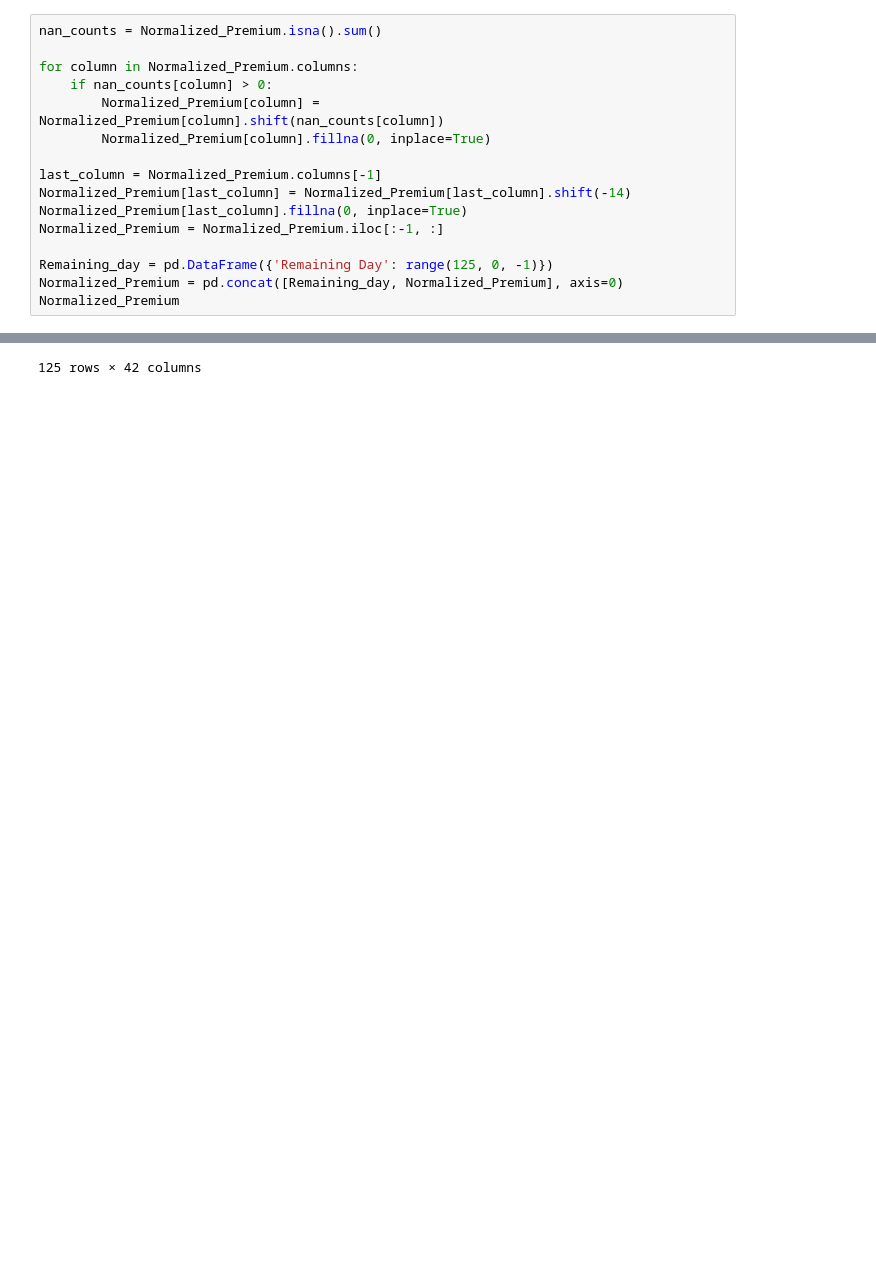
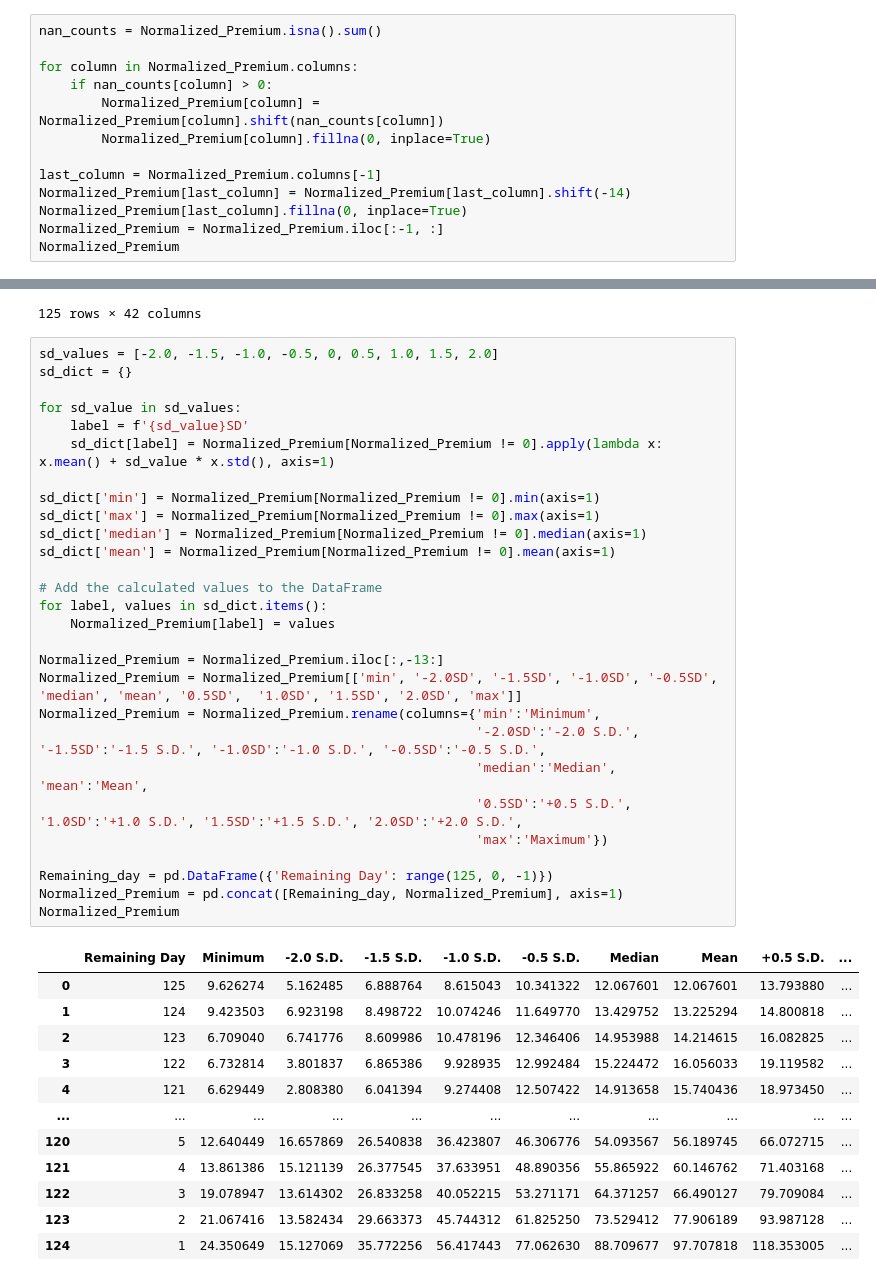
Before and after one commit to SamapanThongmee/SET_Index_Options_Premium_Analysis, a Jupyter notebook: main.ipynb, the cells around one changed output, grey strips where cells are left out. Saved outputs shown, nothing was run; the diff lists cells and outputs as text; blank space fills up the shorter version.

```diff
--- a/main.ipynb
+++ b/main.ipynb
@@ -611,9 +614,6 @@ last_column = Normalized_Premium.columns[-1]
 Normalized_Premium[last_column] = Normalized_Premium[last_column].shift(-14)
 Normalized_Premium[last_column].fillna(0, inplace=True)
 Normalized_Premium = Normalized_Premium.iloc[:-1, :]
-
-Remaining_day = pd.DataFrame({'Remaining Day': range(125, 0, -1)})
-Normalized_Premium = pd.concat([Remaining_day, Normalized_Premium], axis=0)
 Normalized_Premium
 # %% [output]
 |  | S50U13 | S50Z13 | S50H14 | S50M14 | S50U14 | S50Z14 | S50H15 | S50M15 | S50U15 | S50Z15 | ... | ... |
@@ -629,3 +629,44 @@ Normalized_Premium
 | 123 | 48.994975 | 24.865591 | 75.203252 | 59.090909 | 79.629630 | 57.803468 | 59.880240 | 73.529412 | 49.180328 | 50.000000 | ... | ... |
 | 124 | 65.000000 | 33.273381 | 71.705426 | 86.956522 | 94.298246 | 53.763441 | 80.000000 | 107.526882 | 81.775701 | 61.111111 | ... | ... |
 125 rows × 42 columns
+# %%
+sd_values = [-2.0, -1.5, -1.0, -0.5, 0, 0.5, 1.0, 1.5, 2.0]
+sd_dict = {}
+
+for sd_value in sd_values:
+    label = f'{sd_value}SD'
+    sd_dict[label] = Normalized_Premium[Normalized_Premium != 0].apply(lambda x: x.mean() + sd_value * x.std(), axis=1)
+
+sd_dict['min'] = Normalized_Premium[Normalized_Premium != 0].min(axis=1)
+sd_dict['max'] = Normalized_Premium[Normalized_Premium != 0].max(axis=1)
+sd_dict['median'] = Normalized_Premium[Normalized_Premium != 0].median(axis=1)
+sd_dict['mean'] = Normalized_Premium[Normalized_Premium != 0].mean(axis=1)
+
+# Add the calculated values to the DataFrame
+for label, values in sd_dict.items():
+    Normalized_Premium[label] = values
+
+Normalized_Premium = Normalized_Premium.iloc[:,-13:]
+Normalized_Premium = Normalized_Premium[['min', '-2.0SD', '-1.5SD', '-1.0SD', '-0.5SD',	'median', 'mean', '0.5SD',	'1.0SD', '1.5SD', '2.0SD', 'max']]
+Normalized_Premium = Normalized_Premium.rename(columns={'min':'Minimum',
+                                                        '-2.0SD':'-2.0 S.D.', '-1.5SD':'-1.5 S.D.', '-1.0SD':'-1.0 S.D.', '-0.5SD':'-0.5 S.D.',
+                                                        'median':'Median', 'mean':'Mean',
+                                                        '0.5SD':'+0.5 S.D.', '1.0SD':'+1.0 S.D.', '1.5SD':'+1.5 S.D.', '2.0SD':'+2.0 S.D.',
+                                                        'max':'Maximum'})
+
+Remaining_day = pd.DataFrame({'Remaining Day': range(125, 0, -1)})
+Normalized_Premium = pd.concat([Remaining_day, Normalized_Premium], axis=1)
+Normalized_Premium
+# %% [output]
+|  | Remaining Day | Minimum | -2.0 S.D. | -1.5 S.D. | -1.0 S.D. | -0.5 S.D. | Median | Mean | +0.5 S.D. | ... |
+| 0 | 125 | 9.626274 | 5.162485 | 6.888764 | 8.615043 | 10.341322 | 12.067601 | 12.067601 | 13.793880 | ... |
+| 1 | 124 | 9.423503 | 6.923198 | 8.498722 | 10.074246 | 11.649770 | 13.429752 | 13.225294 | 14.800818 | ... |
+| 2 | 123 | 6.709040 | 6.741776 | 8.609986 | 10.478196 | 12.346406 | 14.953988 | 14.214615 | 16.082825 | ... |
+| 3 | 122 | 6.732814 | 3.801837 | 6.865386 | 9.928935 | 12.992484 | 15.224472 | 16.056033 | 19.119582 | ... |
+| 4 | 121 | 6.629449 | 2.808380 | 6.041394 | 9.274408 | 12.507422 | 14.913658 | 15.740436 | 18.973450 | ... |
+| ... | ... | ... | ... | ... | ... | ... | ... | ... | ... | ... |
+| 120 | 5 | 12.640449 | 16.657869 | 26.540838 | 36.423807 | 46.306776 | 54.093567 | 56.189745 | 66.072715 | ... |
+| 121 | 4 | 13.861386 | 15.121139 | 26.377545 | 37.633951 | 48.890356 | 55.865922 | 60.146762 | 71.403168 | ... |
+| 122 | 3 | 19.078947 | 13.614302 | 26.833258 | 40.052215 | 53.271171 | 64.371257 | 66.490127 | 79.709084 | ... |
+| 123 | 2 | 21.067416 | 13.582434 | 29.663373 | 45.744312 | 61.825250 | 73.529412 | 77.906189 | 93.987128 | ... |
+| 124 | 1 | 24.350649 | 15.127069 | 35.772256 | 56.417443 | 77.062630 | 88.709677 | 97.707818 | 118.353005 | ... |
```
Also changed, not shown: parts of 2 cells of this notebook.
